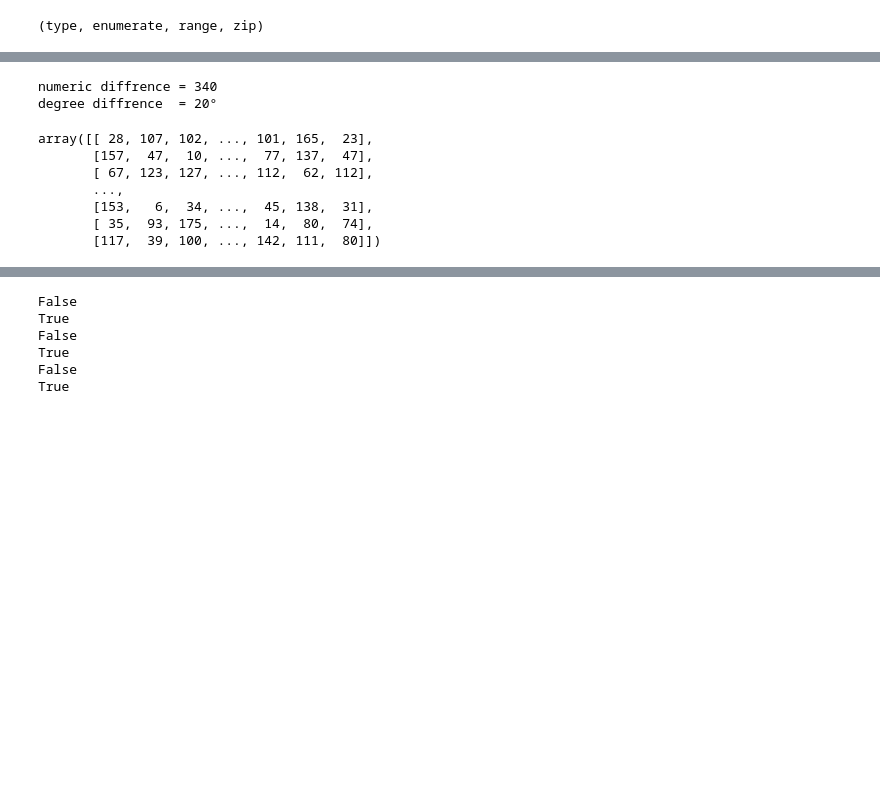
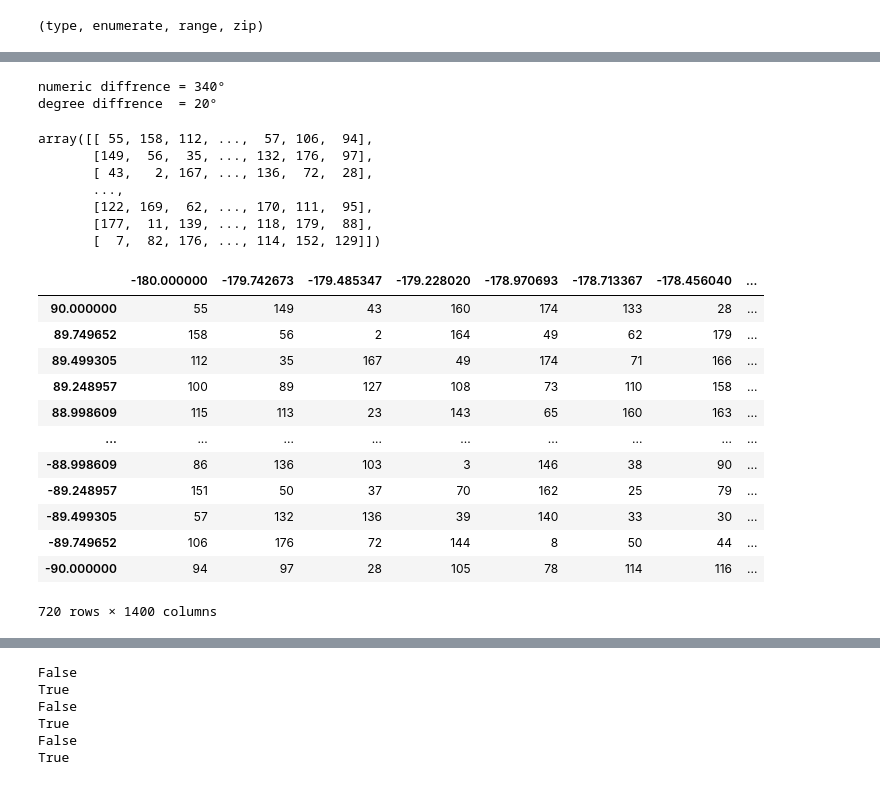
Before and after one commit to leaver2000/afit, a Jupyter notebook: 2022-09/lesson-1.ipynb, the cells around one changed output, grey strips where cells are left out. Saved outputs shown, nothing was run; the diff lists cells and outputs as text; code cells hidden in the pictures; blank space fills up the shorter version.

```diff
--- a/2022-09/lesson-1.ipynb
+++ b/2022-09/lesson-1.ipynb
@@ -469,29 +610,52 @@ print(p)
 # assume you have wind direction
 dir_a = 350
 dir_b = 10
-wrong = dir_a - dir_b
 print(
     f"""
-numeric diffrence = {dir_a - dir_b}
+numeric diffrence = {dir_a - dir_b}°
 degree diffrence  = {abs(((dir_a - dir_b) + 180) % 360 - 180)}°
 """
 )
 # %% [output]
-numeric diffrence = 340
+numeric diffrence = 340°
 degree diffrence  = 20°
 # %%
 import numpy as np
 
-size = (1440, 720)
-_925mb = np.random.randint(360, size=size)
-_1000mb = np.random.randint(360, size=size)
-directional_shear = abs(((_925mb - _1000mb) + 180) % 360 - 180)
-directional_shear
+x = 1400
+y = 720
+size = (x, y)
+_925mb_wnd_dir = np.random.randint(360, size=size)
+_1000mb_wnd_dir = np.random.randint(360, size=size)
+shear = abs(((_925mb_wnd_dir - _1000mb_wnd_dir) + 180) % 360 - 180)
+shear
 # %% [output]
-array([[ 28, 107, 102, ..., 101, 165,  23],
-       [157,  47,  10, ...,  77, 137,  47],
-       [ 67, 123, 127, ..., 112,  62, 112],
+array([[ 55, 158, 112, ...,  57, 106,  94],
+       [149,  56,  35, ..., 132, 176,  97],
+       [ 43,   2, 167, ..., 136,  72,  28],
        ...,
-       [153,   6,  34, ...,  45, 138,  31],
-       [ 35,  93, 175, ...,  14,  80,  74],
-       [117,  39, 100, ..., 142, 111,  80]])
+       [122, 169,  62, ..., 170, 111,  95],
+       [177,  11, 139, ..., 118, 179,  88],
+       [  7,  82, 176, ..., 114, 152, 129]])
+# %%
+import pandas as pd
+
+
+df = pd.DataFrame(
+    shear.T, columns=np.linspace(-180, 180, x), index=np.linspace(90, -90, y)
+)
+df
+# %% [output]
+|  | -180.000000 | -179.742673 | -179.485347 | -179.228020 | -178.970693 | -178.713367 | -178.456040 | ... |
+| 90.000000 | 55 | 149 | 43 | 160 | 174 | 133 | 28 | ... |
+| 89.749652 | 158 | 56 | 2 | 164 | 49 | 62 | 179 | ... |
+| 89.499305 | 112 | 35 | 167 | 49 | 174 | 71 | 166 | ... |
+| 89.248957 | 100 | 89 | 127 | 108 | 73 | 110 | 158 | ... |
+| 88.998609 | 115 | 113 | 23 | 143 | 65 | 160 | 163 | ... |
+| ... | ... | ... | ... | ... | ... | ... | ... | ... |
+| -88.998609 | 86 | 136 | 103 | 3 | 146 | 38 | 90 | ... |
+| -89.248957 | 151 | 50 | 37 | 70 | 162 | 25 | 79 | ... |
+| -89.499305 | 57 | 132 | 136 | 39 | 140 | 33 | 30 | ... |
+| -89.749652 | 106 | 176 | 72 | 144 | 8 | 50 | 44 | ... |
+| -90.000000 | 94 | 97 | 28 | 105 | 78 | 114 | 116 | ... |
+720 rows × 1400 columns
```
Also changed, not shown: parts of 9 cells of this notebook, 2 other files.
